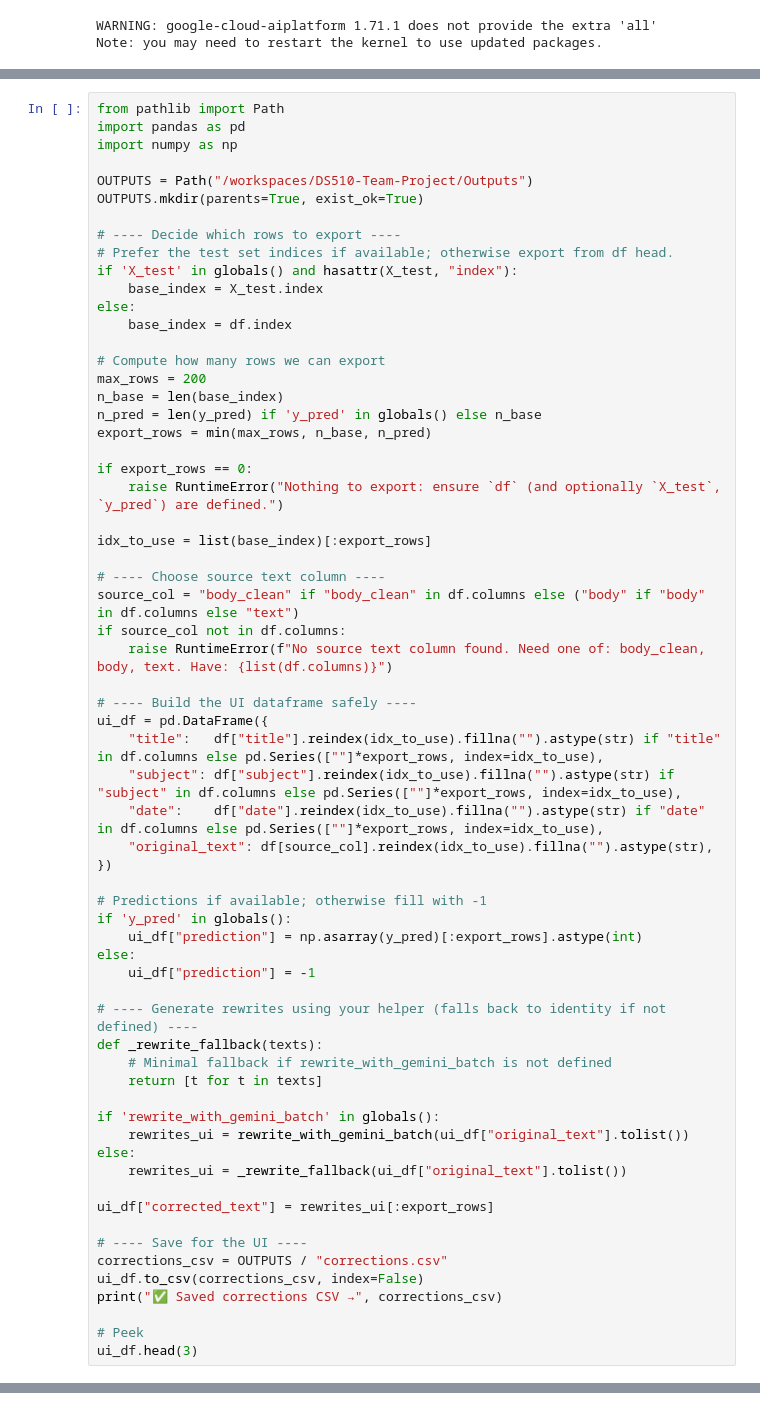
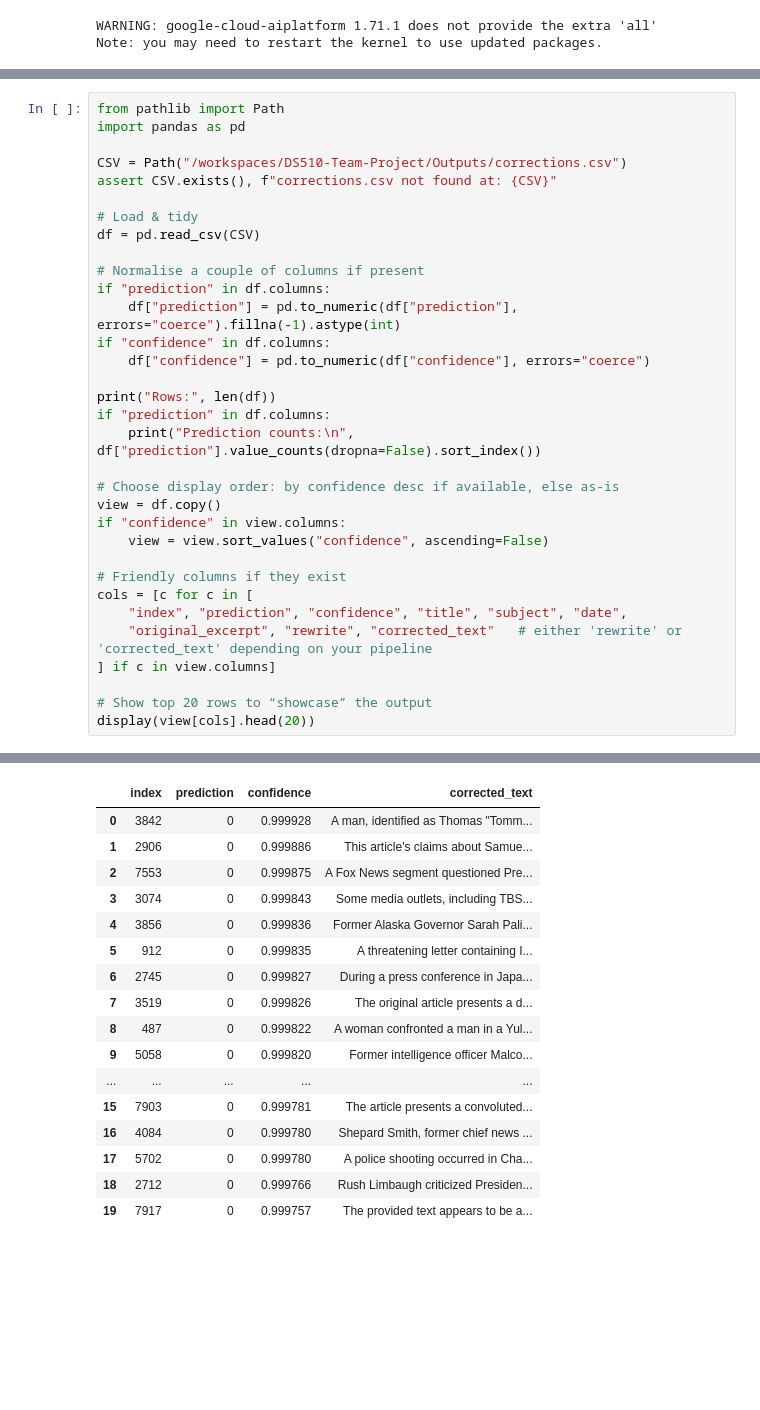
Before and after one commit to Ashwin9515/DS510-Team-Project, a Jupyter notebook: TruthGen_Final_Notebook.ipynb, the cells around one changed output, grey strips where cells are left out. Saved outputs shown, nothing was run; the diff lists cells and outputs as text; blank space fills up the shorter version.

```diff
--- a/TruthGen_Final_Notebook.ipynb
+++ b/TruthGen_Final_Notebook.ipynb
@@ -1204,65 +771,34 @@ and the corrected text.
 # %%
 from pathlib import Path
 import pandas as pd
-import numpy as np
 
-OUTPUTS = Path("/workspaces/DS510-Team-Project/Outputs")
-OUTPUTS.mkdir(parents=True, exist_ok=True)
+CSV = Path("/workspaces/DS510-Team-Project/Outputs/corrections.csv")
+assert CSV.exists(), f"corrections.csv not found at: {CSV}"
 
-# ---- Decide which rows to export ----
-# Prefer the test set indices if available; otherwise export from df head.
-if 'X_test' in globals() and hasattr(X_test, "index"):
-    base_index = X_test.index
-else:
-    base_index = df.index
+# Load & tidy
+df = pd.read_csv(CSV)
 
-# Compute how many rows we can export
-max_rows = 200
-n_base = len(base_index)
-n_pred = len(y_pred) if 'y_pred' in globals() else n_base
-export_rows = min(max_rows, n_base, n_pred)
+# Normalise a couple of columns if present
+if "prediction" in df.columns:
+    df["prediction"] = pd.to_numeric(df["prediction"], errors="coerce").fillna(-1).astype(int)
+if "confidence" in df.columns:
+    df["confidence"] = pd.to_numeric(df["confidence"], errors="coerce")
 
-if export_rows == 0:
-    raise RuntimeError("Nothing to export: ensure `df` (and optionally `X_test`, `y_pred`) are defined.")
+print("Rows:", len(df))
+if "prediction" in df.columns:
+    print("Prediction counts:\n", df["prediction"].value_counts(dropna=False).sort_index())
 
-idx_to_use = list(base_index)[:export_rows]
+# Choose display order: by confidence desc if available, else as-is
+view = df.copy()
+if "confidence" in view.columns:
+    view = view.sort_values("confidence", ascending=False)
 
-# ---- Choose source text column ----
-source_col = "body_clean" if "body_clean" in df.columns else ("body" if "body" in df.columns else "text")
-if source_col not in df.columns:
-    raise RuntimeError(f"No source text column found. Need one of: body_clean, body, text. Have: {list(df.columns)}")
+# Friendly columns if they exist
+cols = [c for c in [
+    "index", "prediction", "confidence", "title", "subject", "date",
+    "original_excerpt", "rewrite", "corrected_text"   # either 'rewrite' or 'corrected_text' depending on your pipeline
+] if c in view.columns]
 
-# ---- Build the UI dataframe safely ----
-ui_df = pd.DataFrame({
-    "title":   df["title"].reindex(idx_to_use).fillna("").astype(str) if "title"   in df.columns else pd.Series([""]*export_rows, index=idx_to_use),
-    "subject": df["subject"].reindex(idx_to_use).fillna("").astype(str) if "subject" in df.columns else pd.Series([""]*export_rows, index=idx_to_use),
-    "date":    df["date"].reindex(idx_to_use).fillna("").astype(str) if "date"    in df.columns else pd.Series([""]*export_rows, index=idx_to_use),
-    "original_text": df[source_col].reindex(idx_to_use).fillna("").astype(str),
-})
-
-# Predictions if available; otherwise fill with -1
-if 'y_pred' in globals():
-    ui_df["prediction"] = np.asarray(y_pred)[:export_rows].astype(int)
-else:
-    ui_df["prediction"] = -1
-
-# ---- Generate rewrites using your helper (falls back to identity if not defined) ----
-def _rewrite_fallback(texts):
-    # Minimal fallback if rewrite_with_gemini_batch is not defined
-    return [t for t in texts]
-
-if 'rewrite_with_gemini_batch' in globals():
-    rewrites_ui = rewrite_with_gemini_batch(ui_df["original_text"].tolist())
-else:
-    rewrites_ui = _rewrite_fallback(ui_df["original_text"].tolist())
-
-ui_df["corrected_text"] = rewrites_ui[:export_rows]
-
-# ---- Save for the UI ----
-corrections_csv = OUTPUTS / "corrections.csv"
-ui_df.to_csv(corrections_csv, index=False)
-print("✅ Saved corrections CSV →", corrections_csv)
-
-# Peek
-ui_df.head(3)
+# Show top 20 rows to “showcase” the output
+display(view[cols].head(20))
 # %% [output]
@@ -1269,0 +810,17 @@ KeyboardInterrupt:
+|  | index | prediction | confidence | corrected_text |
+| 0 | 3842 | 0 | 0.999928 | A man, identified as Thomas "Tomm... |
+| 1 | 2906 | 0 | 0.999886 | This article's claims about Samue... |
+| 2 | 7553 | 0 | 0.999875 | A Fox News segment questioned Pre... |
+| 3 | 3074 | 0 | 0.999843 | Some media outlets, including TBS... |
+| 4 | 3856 | 0 | 0.999836 | Former Alaska Governor Sarah Pali... |
+| 5 | 912 | 0 | 0.999835 | A threatening letter containing I... |
+| 6 | 2745 | 0 | 0.999827 | During a press conference in Japa... |
+| 7 | 3519 | 0 | 0.999826 | The original article presents a d... |
+| 8 | 487 | 0 | 0.999822 | A woman confronted a man in a Yul... |
+| 9 | 5058 | 0 | 0.999820 | Former intelligence officer Malco... |
+| ... | ... | ... | ... | ... |
+| 15 | 7903 | 0 | 0.999781 | The article presents a convoluted... |
+| 16 | 4084 | 0 | 0.999780 | Shepard Smith, former chief news ... |
+| 17 | 5702 | 0 | 0.999780 | A police shooting occurred in Cha... |
+| 18 | 2712 | 0 | 0.999766 | Rush Limbaugh criticized Presiden... |
+| 19 | 7917 | 0 | 0.999757 | The provided text appears to be a... |
```
Also changed, not shown: parts of 22 cells of this notebook, 9 other files.
